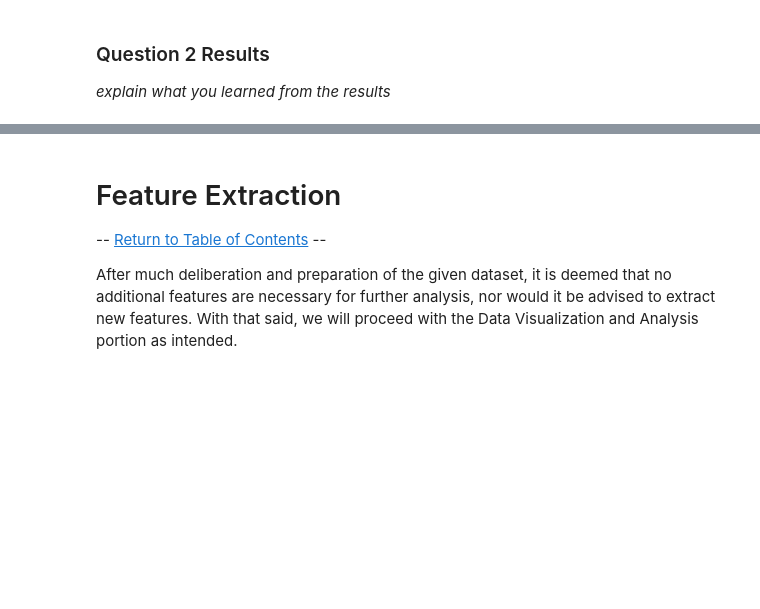
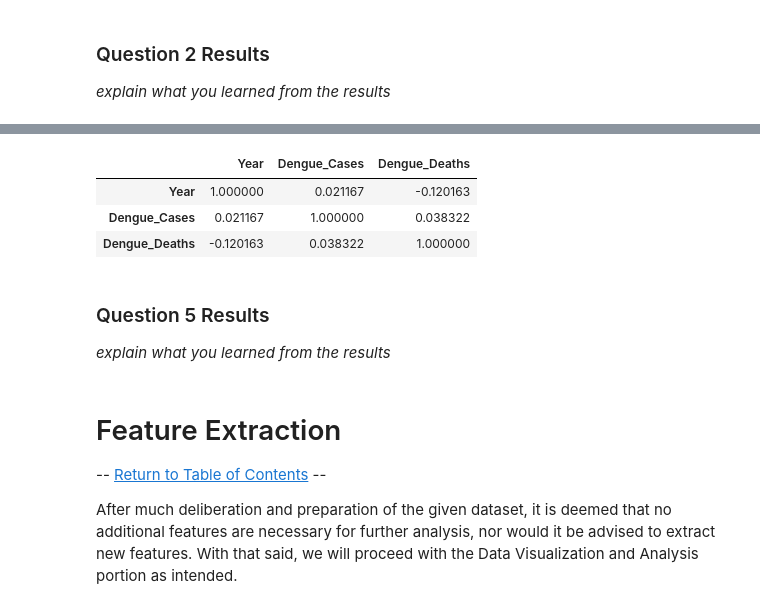
Before and after one commit to lowrainxx/DATA100-FinalProject, a Jupyter notebook: GROUP 2.ipynb, the cells around one changed output, grey strips where cells are left out. Drawn from its saved outputs; the diff is of its cells as text; code cells hidden in the pictures; blank space fills up the shorter version.

```diff
--- a/GROUP 2.ipynb
+++ b/GROUP 2.ipynb
@@ -500,0 +637,3 @@ F_onewayResult(statistic=8.376232153844162, pvalue=1.072682940880419e-05)
+# %%
+cases_df.corr(method="pearson")
+# %% [output]
@@ -501,3 +641,11 @@ F_onewayResult(statistic=8.376232153844162, pvalue=1.072682940880419e-05)
+|  | Year | Dengue_Cases | Dengue_Deaths |
+| Year | 1.000000 | 0.021167 | -0.120163 |
+| Dengue_Cases | 0.021167 | 1.000000 | 0.038322 |
+| Dengue_Deaths | -0.120163 | 0.038322 | 1.000000 |
+# %% [markdown]
+### Question 5 Results
+
+*explain what you learned from the results*
 # %% [markdown]
 # Feature Extraction
 
```
Also changed, not shown: parts of 16 cells of this notebook.
